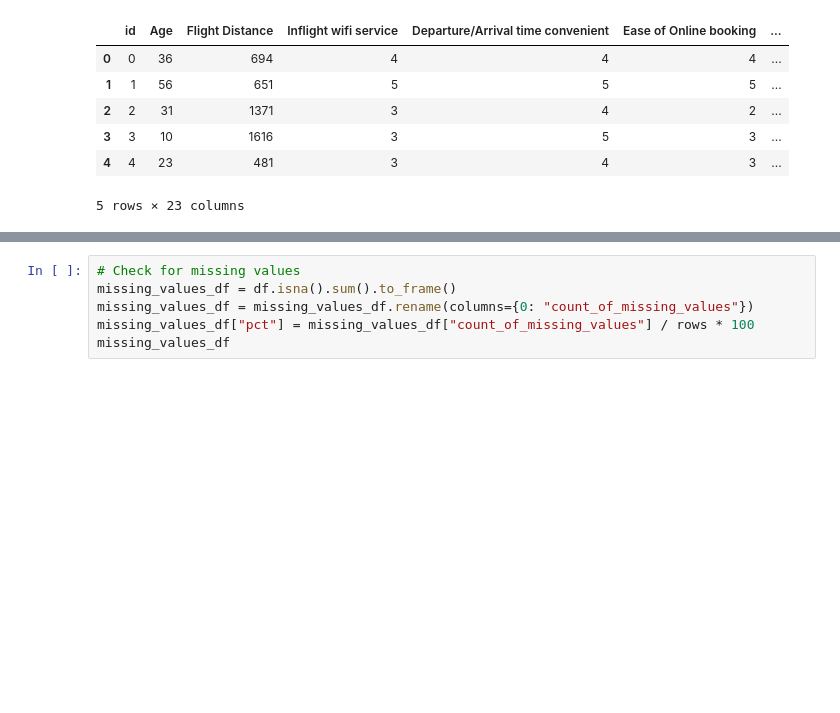
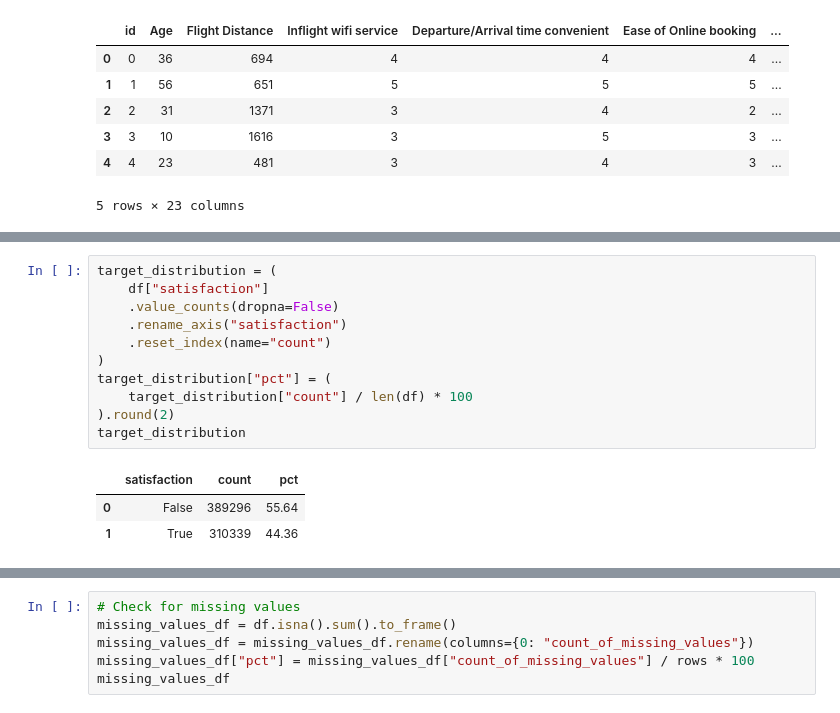
Before and after one commit to nachospreafico/airline-satisfaction, a Jupyter notebook: notebooks/01_eda.ipynb, the cells around one changed output, grey strips where cells are left out. Drawn from its saved outputs; the diff is of its cells as text; blank space fills up the shorter version.

```diff
--- a/notebooks/01_eda.ipynb
+++ b/notebooks/01_eda.ipynb
@@ -56,0 +64,15 @@ class_check
+# %%
+target_distribution = (
+    df["satisfaction"]
+    .value_counts(dropna=False)
+    .rename_axis("satisfaction")
+    .reset_index(name="count")
+)
+target_distribution["pct"] = (
+    target_distribution["count"] / len(df) * 100
+).round(2)
+target_distribution
+# %% [output]
+|  | satisfaction | count | pct |
+| 0 | False | 389296 | 55.64 |
+| 1 | True | 310339 | 44.36 |
```
Also changed, not shown: parts of 29 cells of this notebook, 2 other files.
